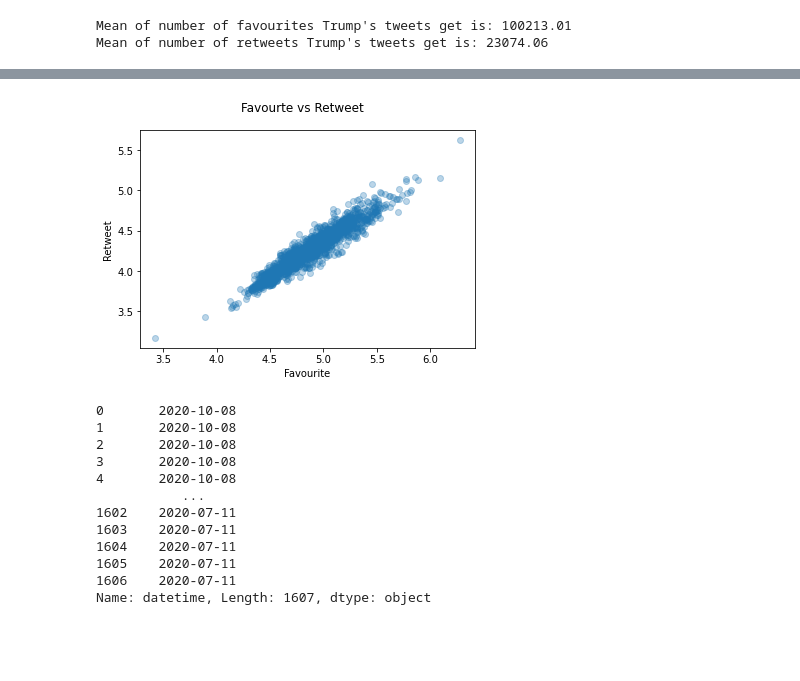
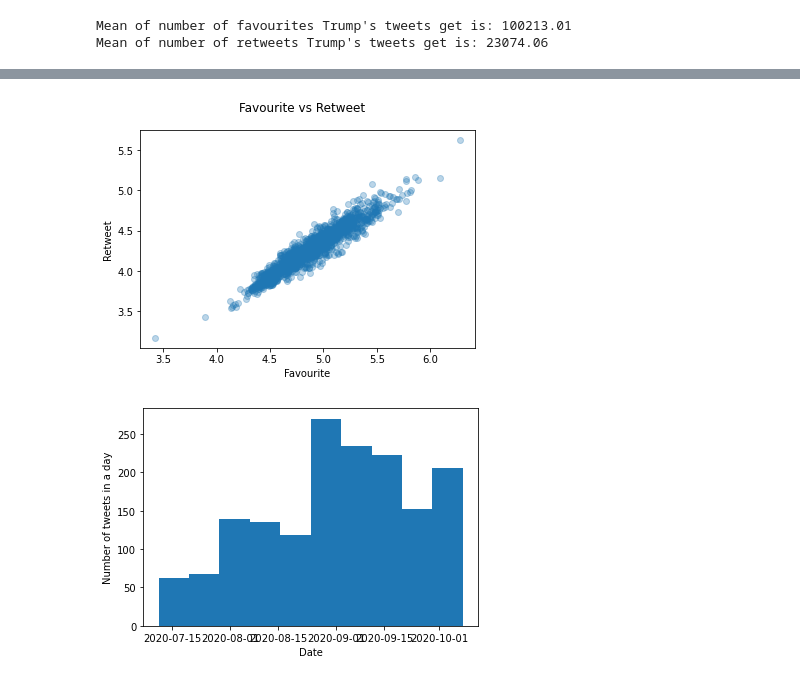
Before and after one commit to sunil-2000/Twitter-Data-Science-Project, a Jupyter notebook: Chris.ipynb, the cells around one changed output, grey strips where cells are left out. Saved outputs shown, nothing was run; the diff lists cells and outputs as text; code cells hidden in the pictures; blank space fills up the shorter version.

```diff
--- a/Chris.ipynb
+++ b/Chris.ipynb
@@ -31,3 +45,15 @@ print("Mean of number of retweets Trump's tweets get is: {:.2f}".format(trump_tw
 # %% [output]
 Mean of number of favourites Trump's tweets get is: 100213.01
 Mean of number of retweets Trump's tweets get is: 23074.06
+# %%
+# Converting create_at column to datetime for later analysis use.
+trump_tweets['datetime']=pd.to_datetime(trump_tweets['created_at'], format='%Y-%m-%d %H:%M:%S')
+trump_tweets['date']=trump_tweets['datetime'].dt.date
+
+#number of tweets by day
+
+tweetsbyday=trump_tweets.date.value_counts()
+print(trump_tweets['date'])
+print(tweetsbyday)
+
+dataframetweetsbyday = pd.DataFrame(np.array([trump_tweets['date'], [tweetsbyday]]))
@@ -34,30 +78,20 @@ Mean of number of retweets Trump's tweets get is: 23074.06
 # %%
 favouritelogged=trump_tweets.copy()
 retweetslogged=trump_tweets.copy()
 
 favouritelogged['favourite']=np.log10(favouritelogged['favourite'])
 retweetslogged['retweets']=np.log10(retweetslogged['retweets'])
 
 plt.scatter(favouritelogged.favourite, retweetslogged.retweets, alpha=0.3)
 plt.xlabel('Favourite')
 plt.ylabel('Retweet')
 plt.suptitle('Favourite vs Retweet')
 plt.show()
+
+plt.hist(trump_tweets['date'])
+plt.xlabel('Date')
+plt.ylabel('Number of tweets in a day')
+plt.show()
 # %% [output]
 [figure]
+[figure, added]
-# %%
-trump_tweets['datetime']=pd.to_datetime(trump_tweets['created_at'], format='%Y-%m-%d %H:%M:%S')
-print(trump_tweets['datetime'].dt.date)
-# %% [output]
-0       2020-10-08
-1       2020-10-08
-2       2020-10-08
-3       2020-10-08
-4       2020-10-08
-           ...
-1602    2020-07-11
-1603    2020-07-11
-1604    2020-07-11
-1605    2020-07-11
-1606    2020-07-11
-Name: datetime, Length: 1607, dtype: object
```
Also changed, not shown: parts of 4 cells of this notebook.
